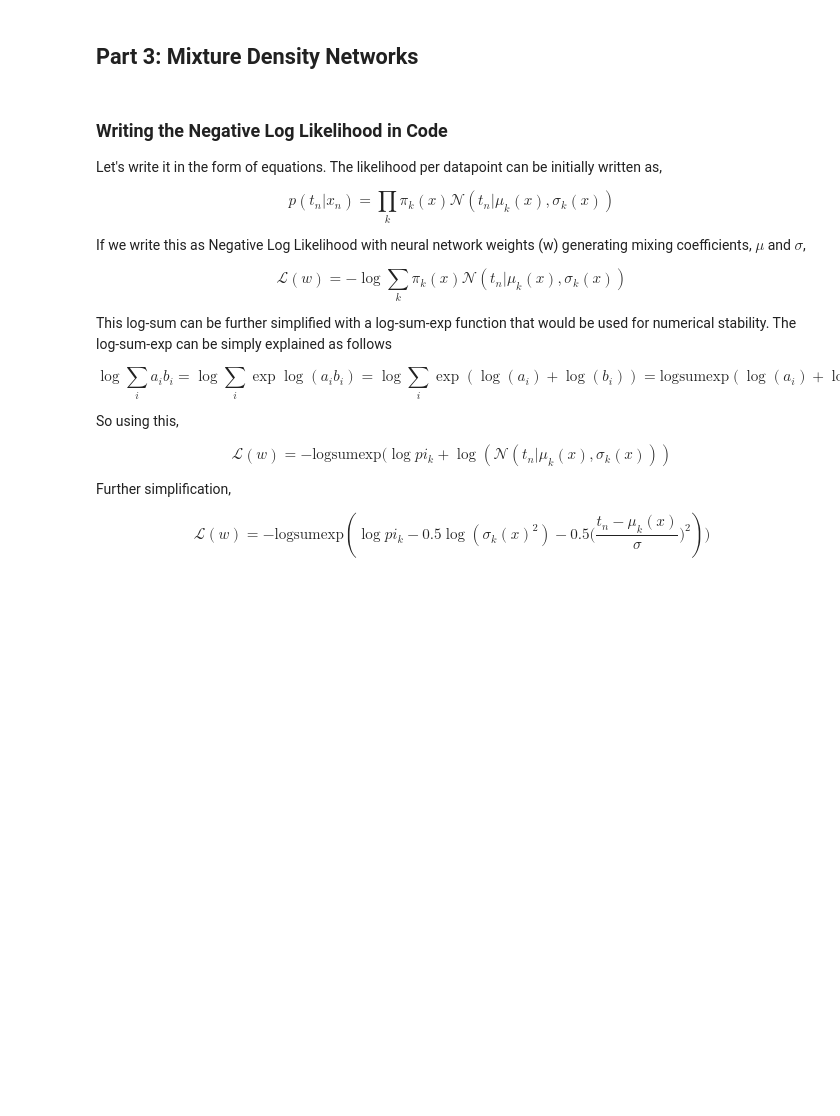
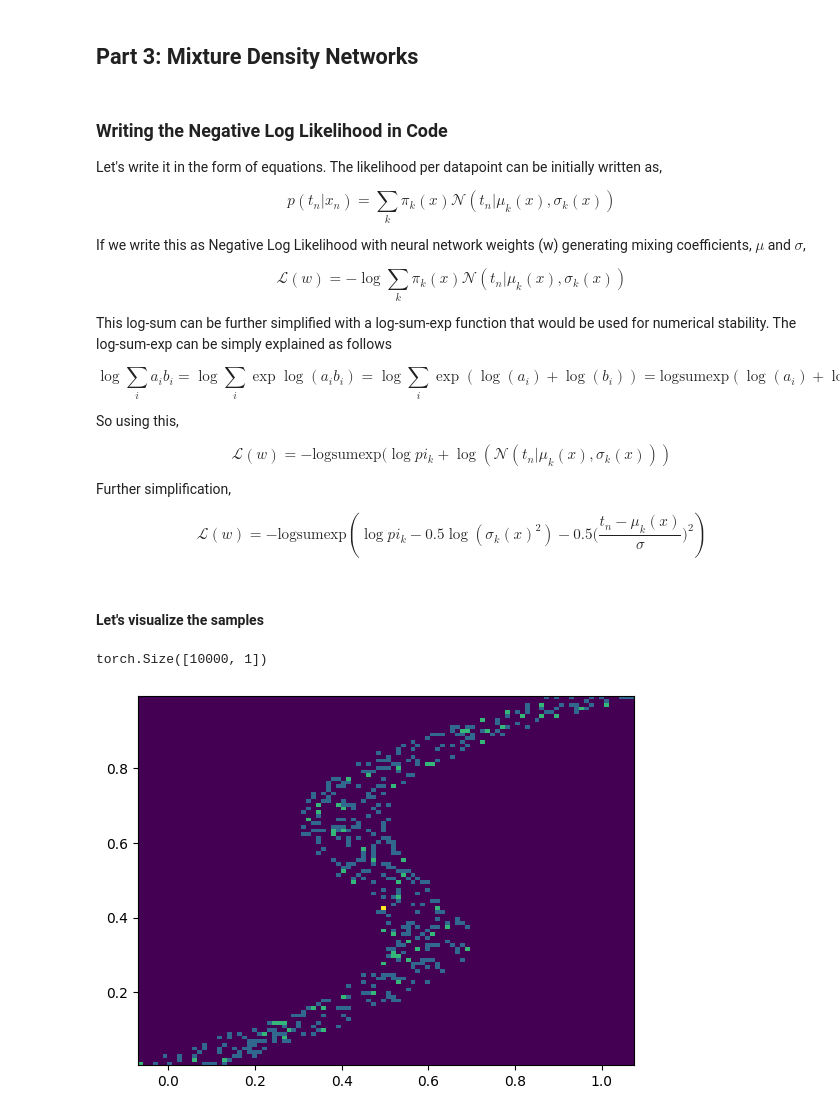
Before and after one commit to shenoynikhil/mixture-density-networks, a Jupyter notebook: tutorial.ipynb, the cells around one changed output. Drawn from its saved outputs; the diff is of its cells as text; code cells hidden in the pictures; blank space fills up the shorter version.

```diff
--- a/tutorial.ipynb
+++ b/tutorial.ipynb
@@ -213,13 +225,13 @@ class MixtureDensityNetwork(nn.Module):
 Let's write it in the form of equations. The likelihood per datapoint can be initially written as,
 
 $$
-p(t_n | x_n) = \prod_k \pi_k(x) \mathcal{N}(t_n | \mu_k(x), \sigma_k(x))
+p(t_n | x_n) = \sum_k \pi_k(x) \mathcal{N}(t_n | \mu_k(x), \sigma_k(x))
 $$
 
 If we write this as Negative Log Likelihood with neural network weights (w) generating mixing coefficients, $\mu$ and $\sigma$,
 
 $$
-\mathcal{L}(w) = - \log \sum_k \pi_k(x) \mathcal{N}(t_n | \mu_k(x), \sigma_k(x))
+\mathcal{L}(w) = -  \log\sum_k \pi_k(x) \mathcal{N}(t_n | \mu_k(x), \sigma_k(x))
 $$
 
 This log-sum can be further simplified with a log-sum-exp function that would be used for numerical stability. The log-sum-exp can be simply explained as follows
@@ -237,6 +249,6 @@ $$
 Further simplification,
 
 $$
-\mathcal{L}(w) = - \text{logsumexp}(\log pi_k - 0.5 \log (\sigma_k(x)^2) - 0.5 \bigg(\frac{t_n - \mu_k(x)}{\sigma}\bigg)^2 ))
+\mathcal{L}(w) = - \text{logsumexp}(\log pi_k - 0.5 \log (\sigma_k(x)^2) - 0.5 \bigg(\frac{t_n - \mu_k(x)}{\sigma}\bigg)^2 )
 $$
 # %%
@@ -269,0 +308,7 @@ def loss_mdn(log_pi, mean, sigma, y_true):
+# %% [markdown]
+#### Let's visualize the samples
+# %%
+eval_x = torch.arange(0, 1, 0.0001).unsqueeze(1)
+eval_x.shape
+# %% [output]
+torch.Size([10000, 1])
@@ -269,0 +336,7 @@ def loss_mdn(log_pi, mean, sigma, y_true):
+# %%
+def plot_data(x, y):
+    plt.hist2d(x, y, bins=100)
+# %%
+plot_data(t, x)
+# %% [output]
+[figure, added]
```
Also changed, not shown: parts of 13 cells of this notebook.
